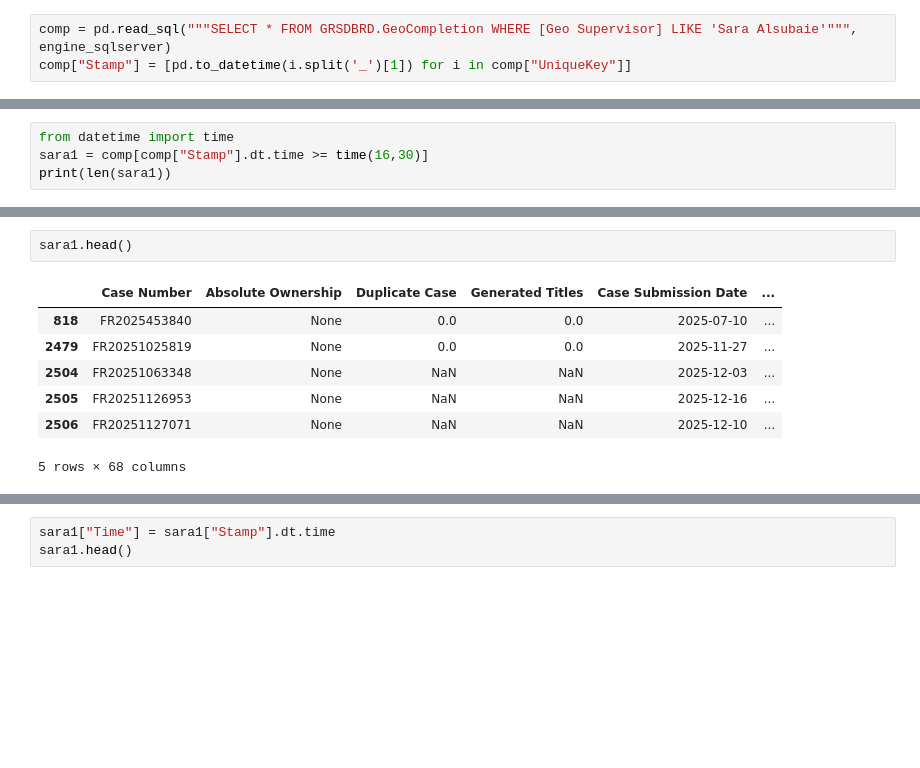
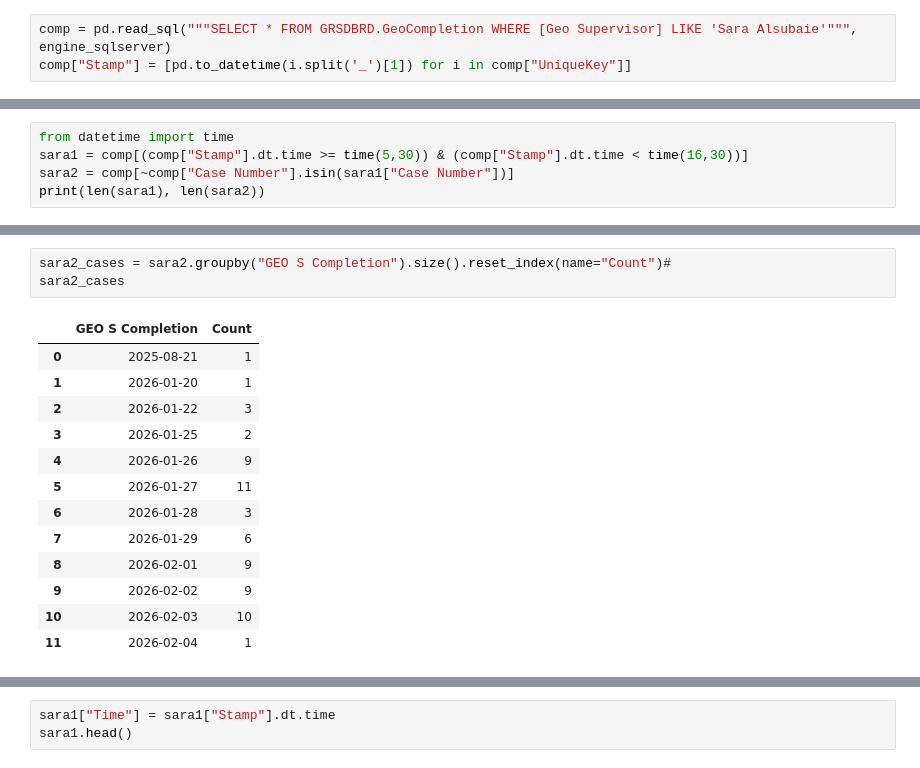
Before and after one commit to AymanSD/Editors-Evaluation, a Jupyter notebook: Evaluation.ipynb, the cells around one changed output, grey strips where cells are left out. Saved outputs shown, nothing was run; the diff lists cells and outputs as text; blank space fills up the shorter version.

```diff
--- a/Evaluation.ipynb
+++ b/Evaluation.ipynb
@@ -1167,6 +1185,7 @@ comp.head()
 5 rows × 68 columns
 # %%
 from datetime import time
-sara1 = comp[comp["Stamp"].dt.time >= time(16,30)]
-print(len(sara1))
+sara1 = comp[(comp["Stamp"].dt.time >= time(5,30)) & (comp["Stamp"].dt.time < time(16,30))]
+sara2 = comp[~comp["Case Number"].isin(sara1["Case Number"])]
+print(len(sara1), len(sara2))
 # %% [output]
@@ -1176,11 +1209,18 @@ sara1.groupby("GEO S Completion").size().reset_index(name="Count").to_excel(r"C:
 # %%
-sara1.head()
+sara2_cases = sara2.groupby("GEO S Completion").size().reset_index(name="Count")#
+sara2_cases
 # %% [output]
-|  | Case Number | Absolute Ownership | Duplicate Case | Generated Titles | Case Submission Date | ... |
-| 818 | FR2025453840 | None | 0.0 | 0.0 | 2025-07-10 | ... |
-| 2479 | FR20251025819 | None | 0.0 | 0.0 | 2025-11-27 | ... |
-| 2504 | FR20251063348 | None | NaN | NaN | 2025-12-03 | ... |
-| 2505 | FR20251126953 | None | NaN | NaN | 2025-12-16 | ... |
-| 2506 | FR20251127071 | None | NaN | NaN | 2025-12-10 | ... |
+|  | GEO S Completion | Count |
+| 0 | 2025-08-21 | 1 |
+| 1 | 2026-01-20 | 1 |
+| 2 | 2026-01-22 | 3 |
+| 3 | 2026-01-25 | 2 |
+| 4 | 2026-01-26 | 9 |
+| 5 | 2026-01-27 | 11 |
+| 6 | 2026-01-28 | 3 |
+| 7 | 2026-01-29 | 6 |
+| 8 | 2026-02-01 | 9 |
+| 9 | 2026-02-02 | 9 |
+| 10 | 2026-02-03 | 10 |
+| 11 | 2026-02-04 | 1 |
-5 rows × 68 columns
 # %%
```
Also changed, not shown: parts of 16 cells of this notebook, 3 other files.
